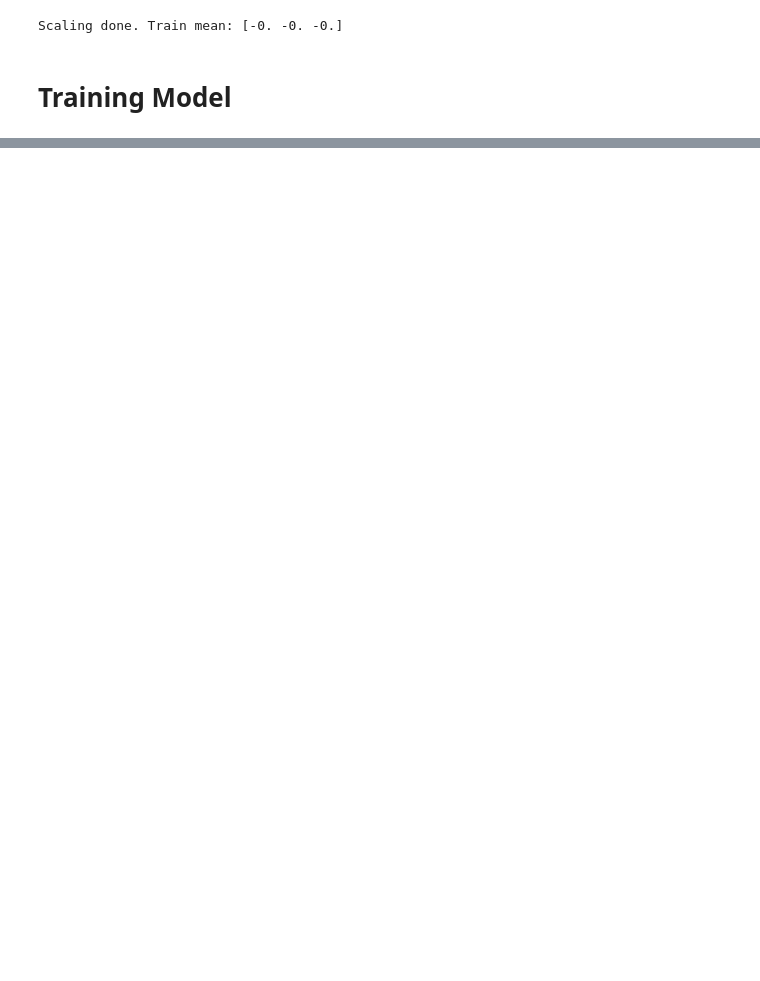
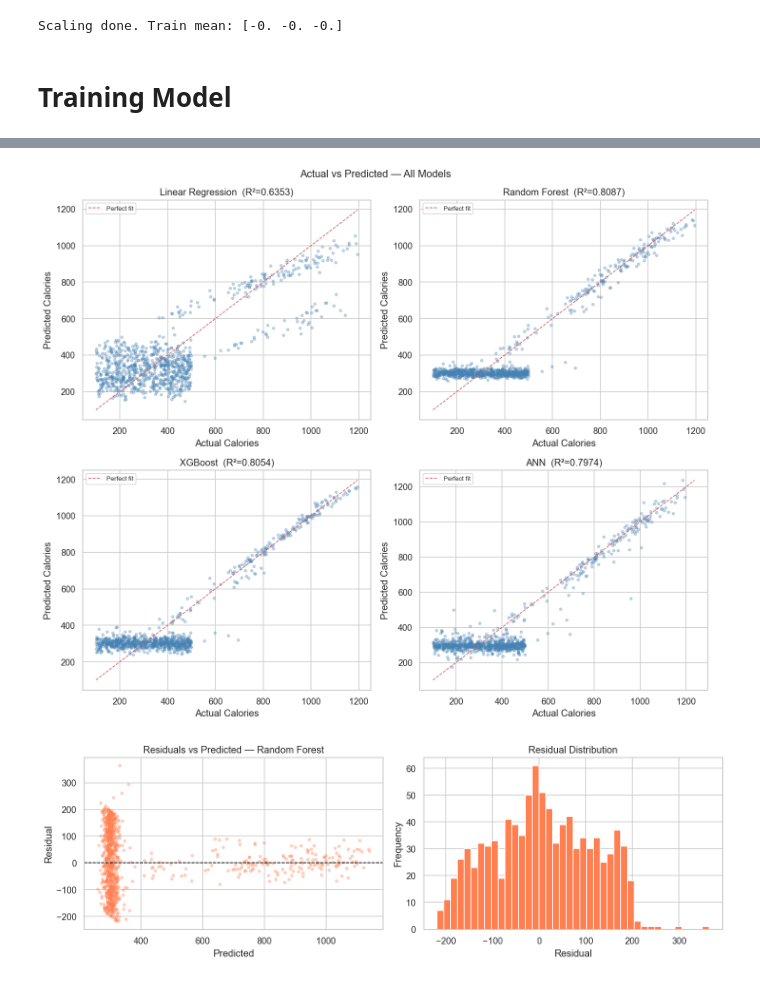
Before and after one commit to heyisula/caloriesense, a Jupyter notebook: train.ipynb, the cells around one changed output, grey strips where cells are left out. Saved outputs shown, nothing was run; the diff lists cells and outputs as text; code cells hidden in the pictures; blank space fills up the shorter version.

```diff
--- a/train.ipynb
+++ b/train.ipynb
@@ -732,0 +792,42 @@ ANN:
+# %%
+# ── Actual vs Predicted — All 4 Models ──────────────────────────────────
+all_preds = {
+    'Linear Regression': pred_lr,
+    'Random Forest'    : pred_rf,
+    'XGBoost'          : pred_xgb,
+    'ANN'              : pred_ann,
+}
+
+fig, axes = plt.subplots(2, 2, figsize=(12, 10))
+axes = axes.flatten()
+for ax, (name, pred) in zip(axes, all_preds.items()):
+    ax.scatter(y_test, pred, alpha=0.3, s=10, color='steelblue')
+    lims = [min(y_test.min(), pred.min()), max(y_test.max(), pred.max())]
+    ax.plot(lims, lims, 'r--', linewidth=1, label='Perfect fit')
+    r2 = results[name]['R2']
+    ax.set_title(f'{name}  (R\u00b2={r2:.4f})')
+    ax.set_xlabel('Actual Calories')
+    ax.set_ylabel('Predicted Calories')
+    ax.legend(fontsize=8)
+plt.suptitle('Actual vs Predicted — All Models', fontsize=13)
+plt.tight_layout()
+plt.show()
+
+# Residual analysis on best model
+best_pred = all_preds[best_model_name]
+residuals = y_test.values - best_pred
+fig, axes = plt.subplots(1, 2, figsize=(12, 4))
+axes[0].scatter(best_pred, residuals, alpha=0.3, s=10, color='coral')
+axes[0].axhline(0, color='black', linewidth=1, linestyle='--')
+axes[0].set_title(f'Residuals vs Predicted — {best_model_name}')
+axes[0].set_xlabel('Predicted')
+axes[0].set_ylabel('Residual')
+axes[1].hist(residuals, bins=40, color='coral', edgecolor='white')
+axes[1].set_title('Residual Distribution')
+axes[1].set_xlabel('Residual')
+axes[1].set_ylabel('Frequency')
+plt.tight_layout()
+plt.show()
+# %% [output]
+[figure, added]
+[figure, added]
```
Also changed, not shown: parts of 9 cells of this notebook.
